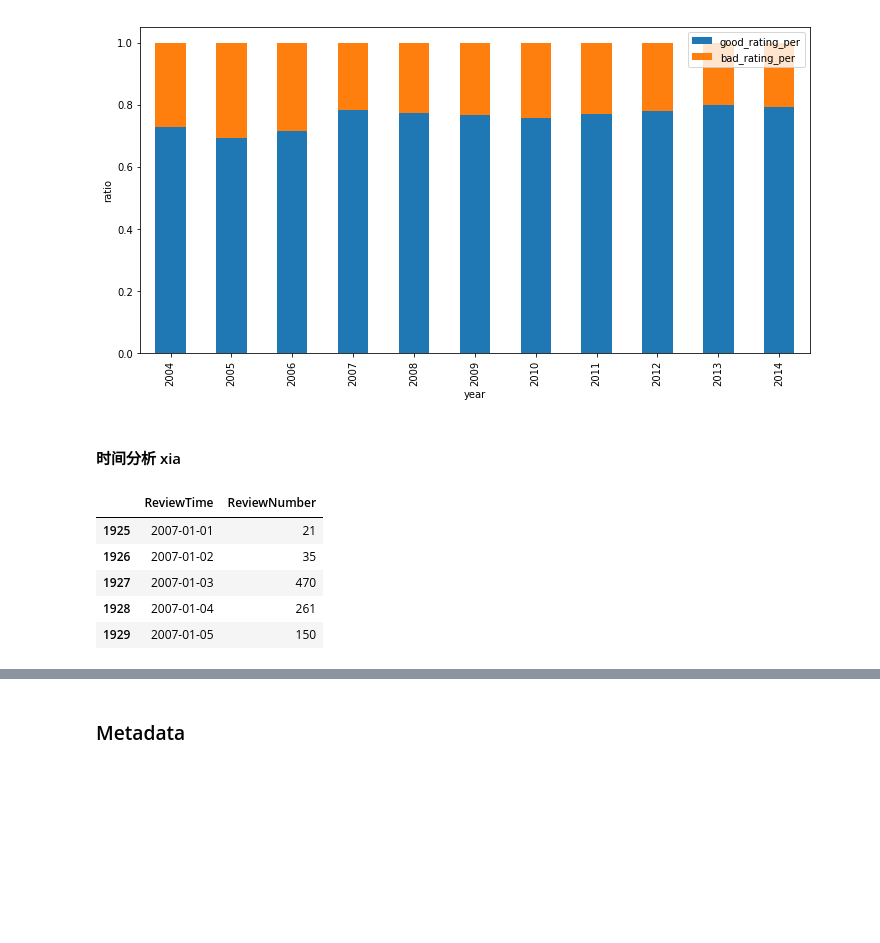
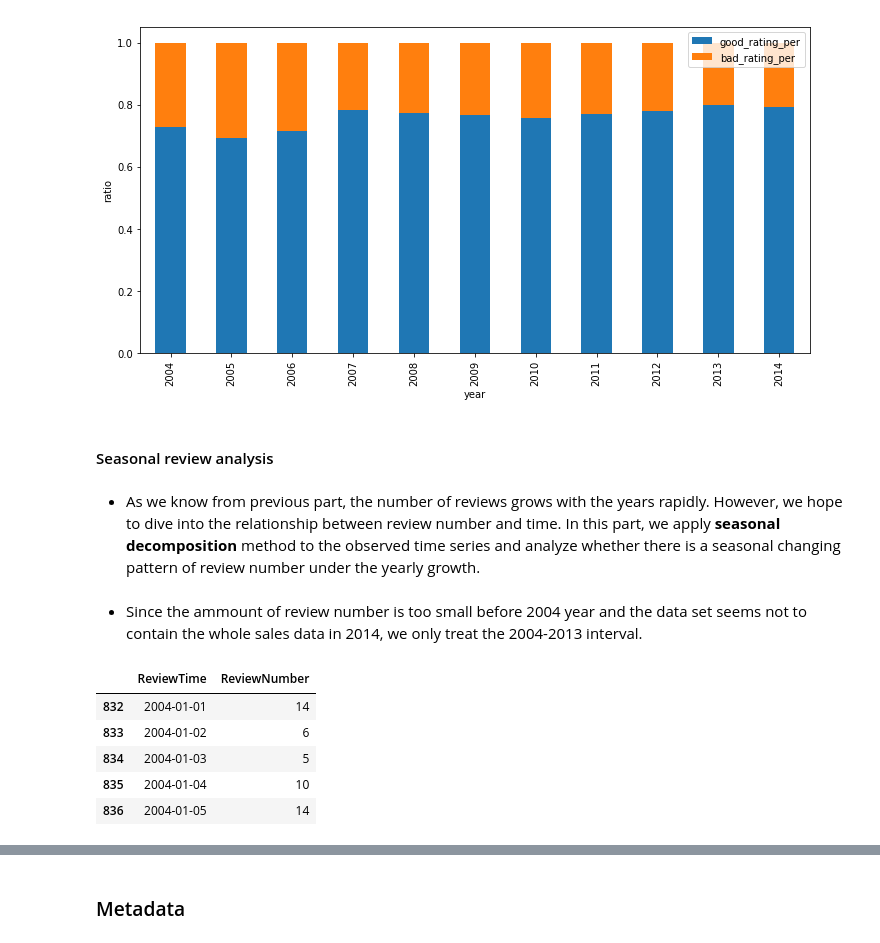
Before and after one commit to epfl-ada-2018/ada007project, a Jupyter notebook: Data general and specific analysis.ipynb, the cells around one changed output, grey strips where cells are left out. Saved outputs shown, nothing was run; the diff lists cells and outputs as text; code cells hidden in the pictures; blank space fills up the shorter version.

```diff
--- a/Data general and specific analysis.ipynb
+++ b/Data general and specific analysis.ipynb
@@ -202,5 +194,7 @@ ax1.set_ylabel('ratio')
 plt.show()
 # %% [output]
 [figure]
-# %% [markdown]
-#### 时间分析 xia
+# %% [markdown]
+#### Seasonal review analysis
+# %% [markdown]
+- As we know from previous part, the number of reviews grows with the years rapidly. However, we hope to dive into the relationship between review number and time. In this part, we apply **seasonal decomposition** method to the observed time series and analyze whether there is a seasonal changing pattern of review number under the yearly growth.
@@ -207,19 +206,15 @@ plt.show()
+# %% [markdown]
+- Since the ammount of review number is too small before 2004 year and the data set seems not to contain the whole sales data in 2014, we only treat the 2004-2013 interval.
 # %%
-df_reviewtime_reveiwnum = df_health_review.groupby('ReviewTime').count()[['asin']]
-df_reviewtime_reveiwnum.columns = ['ReviewNumber']
-df_reviewtime_reveiwnum = df_reviewtime_reveiwnum.reset_index()
-df_reviewtime_reveiwnum.head()
-
-flag = df_reviewtime_reveiwnum['ReviewTime'].map(lambda x: (x.year>2006)&((x.year<2012)))
-
+flag = df_reviewtime_reveiwnum['ReviewTime'].map(lambda x: (x.year>2003)&((x.year<2014)))
 df_reviewtime_reveiwnum_subset = df_reviewtime_reveiwnum.loc[flag]
 df_reviewtime_reveiwnum_subset.head()
 # %% [output]
 |  | ReviewTime | ReviewNumber |
-| 1925 | 2007-01-01 | 21 |
-| 1926 | 2007-01-02 | 35 |
-| 1927 | 2007-01-03 | 470 |
-| 1928 | 2007-01-04 | 261 |
-| 1929 | 2007-01-05 | 150 |
+| 832 | 2004-01-01 | 14 |
+| 833 | 2004-01-02 | 6 |
+| 834 | 2004-01-03 | 5 |
+| 835 | 2004-01-04 | 10 |
+| 836 | 2004-01-05 | 14 |
 # %%
 def plot_seasonal_decomposition(df_reviewtime_reveiwnum_subset, seasonal_decomposition_list, title_list, ylabel_list):
```
Also changed, not shown: parts of 21 cells of this notebook.
